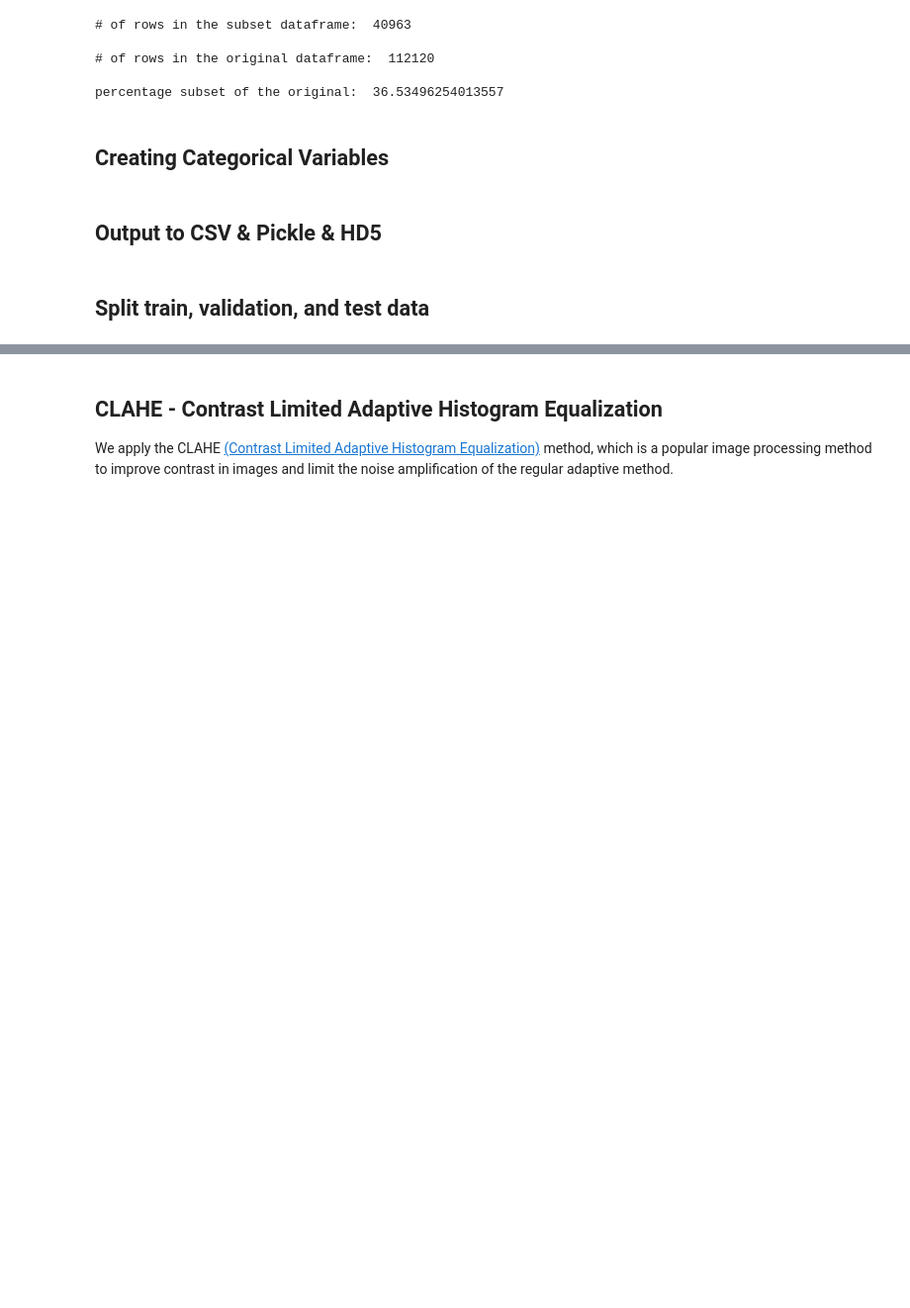
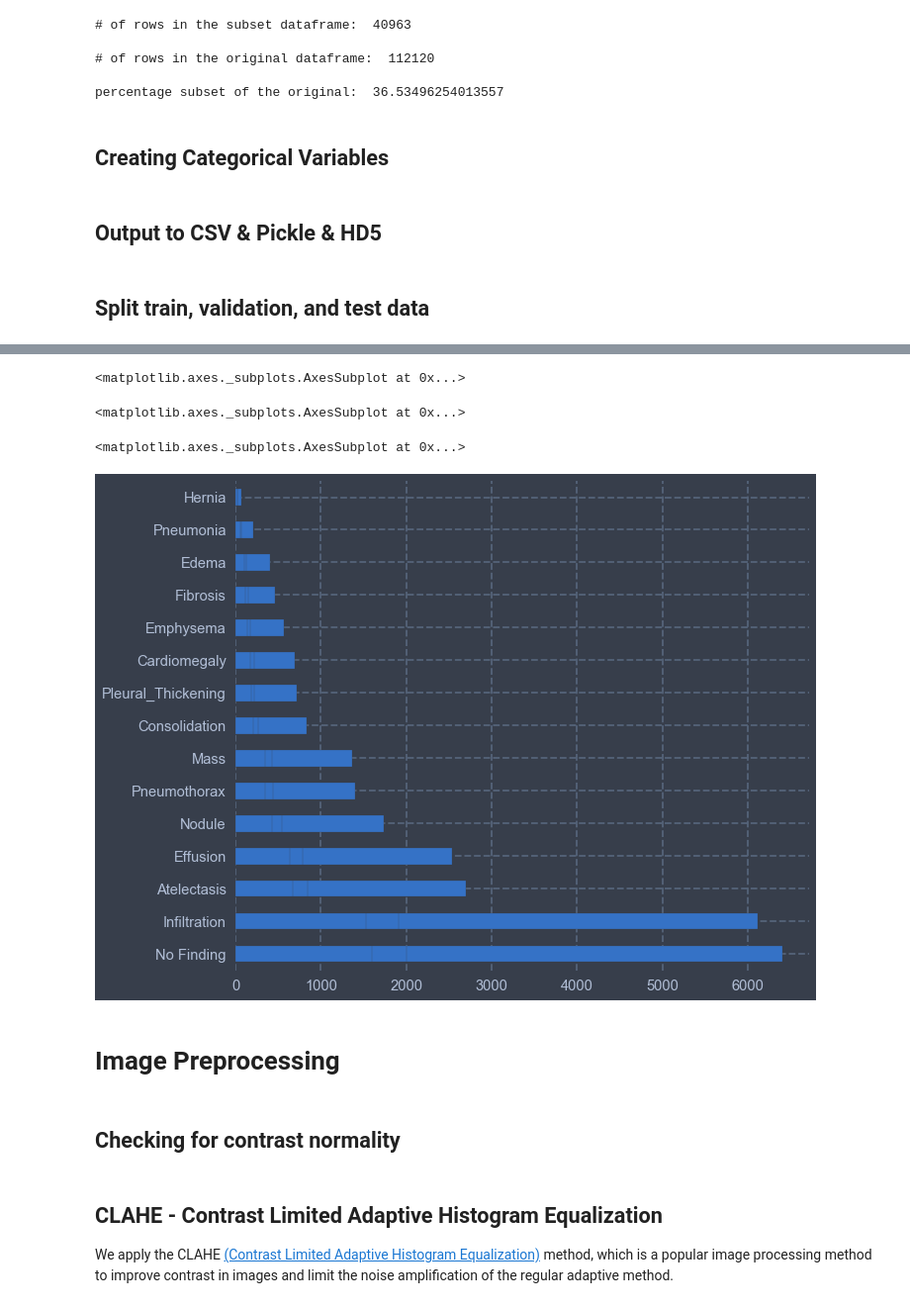
Before and after one commit to yasharmansouri/NIH-Chest-X-ray-Pathology-Detection, a Jupyter notebook: nih_xray.ipynb, the cells around one changed output, grey strips where cells are left out. Shown: that part at 99% size. Saved outputs shown, nothing was run; the diff lists cells and outputs as text; code cells hidden in the pictures; blank space fills up the shorter version.

```diff
--- a/nih_xray.ipynb
+++ b/nih_xray.ipynb
@@ -254,0 +243,13 @@ Name: target, Length: 40963, dtype: object>
+# %%
+#looking at the normalization of the splits
+for i in [train_set, valid_set, test_set]:
+    i.label.value_counts().plot(kind = 'barh');
+# %% [output]
+<matplotlib.axes._subplots.AxesSubplot at 0x...>
+<matplotlib.axes._subplots.AxesSubplot at 0x...>
+<matplotlib.axes._subplots.AxesSubplot at 0x...>
+[figure, added]
+# %% [markdown]
+# Image Preprocessing
+# %% [markdown]
+## Checking for contrast normality
```
Also changed, not shown: parts of 22 cells of this notebook.
